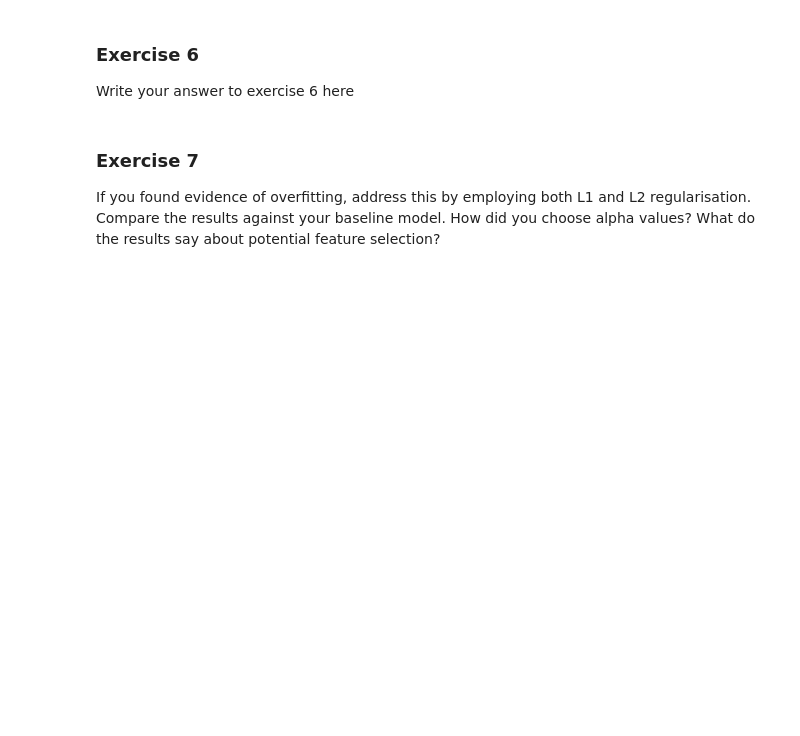
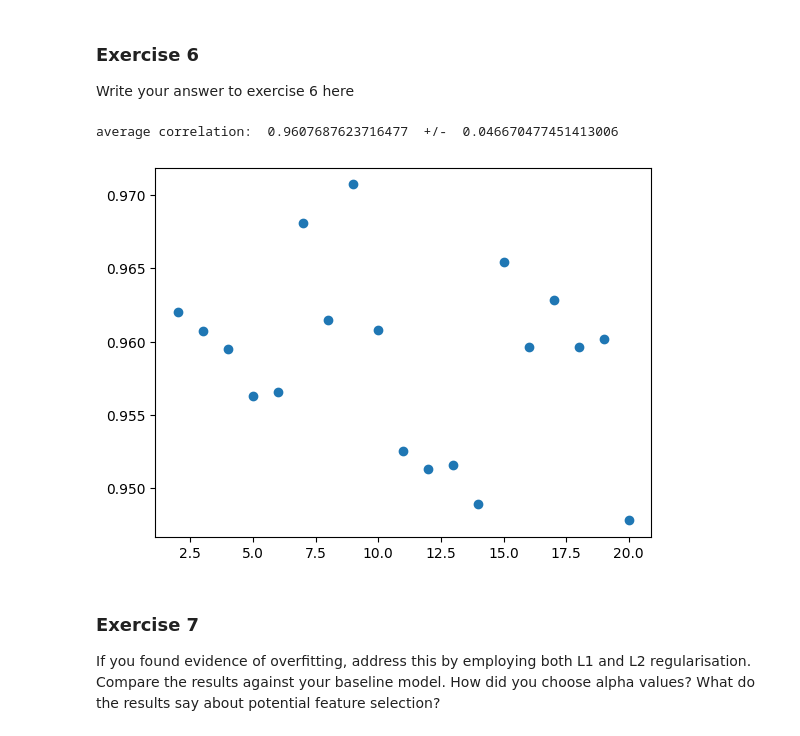
Before and after one commit to MatthewGregson123/fynesse_template, a Jupyter notebook: _notebooks/Practical_3.ipynb, the cells around one changed output. Saved outputs shown, nothing was run; the diff lists cells and outputs as text; code cells hidden in the pictures; blank space fills up the shorter version.

```diff
--- a/_notebooks/Practical_3.ipynb
+++ b/_notebooks/Practical_3.ipynb
@@ -888,3 +963,45 @@ Write your answer to exercise 6 here
+# %%
+def k_fold_cross_validation(k, x_data, y_data):
+  subset_size = len(x_data) // k
+  corrs = []
+  for i in range(k):
+    test_data_x = x_data[i * subset_size : (i + 1) * subset_size]
+    train_data_x = np.concatenate((x_data[:i * subset_size], x_data[(i + 1) * subset_size:]))
+
+    test_data_y = y_data[i * subset_size : (i + 1) * subset_size]
+    train_data_y = np.concatenate((y_data[:i * subset_size], y_data[(i + 1) * subset_size:]))
+
+    model = sm.GLM(train_data_y, train_data_x, family=sm.families.Gaussian())
+    fitted_model = model.fit()
+
+    y_pred = fitted_model.get_prediction(test_data_x).summary_frame(alpha=0.05)
+
+    correlation = np.corrcoef(test_data_y, y_pred['mean'])[0][1]
+    # print("correlation coefficient: ", correlation)
+    corrs.append(correlation)
+  corrs = np.array(corrs)
+  # print("average correlation: ", np.mean(corrs), " +/- ", np.std(corrs))
+  return np.mean(corrs), np.std(corrs)
+mean, std = k_fold_cross_validation(10, features, y)
+print("average correlation: ", mean, " +/- ", std)
+# %% [output]
+average correlation:  0.9607687623716477  +/-  0.046670477451413006
+# %%
+x = []
+ys = []
+yerr = []
+for i in range(1,20):
+  x.append(i + 1)
+  mean, std = k_fold_cross_validation(i + 1, features, y)
+  ys.append(mean)
+  yerr.append(std)
+
+
+plt.scatter(x, ys)
+plt.errorbar(a, b, yerr=yerr, fmt="o")
+plt.show()
+# %% [output]
+[figure, added]
 # %% [markdown]
 ### Exercise 7
 
```
Also changed, not shown: parts of 13 cells of this notebook.
